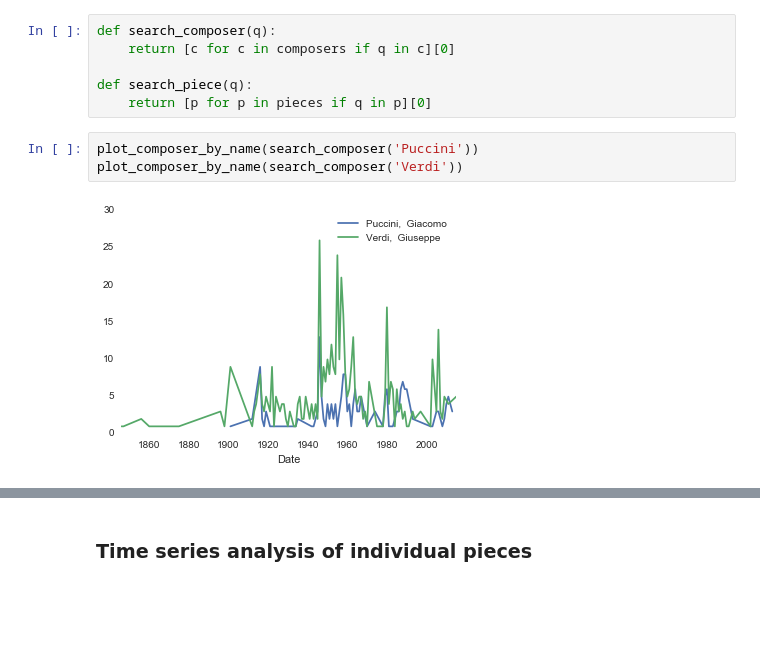
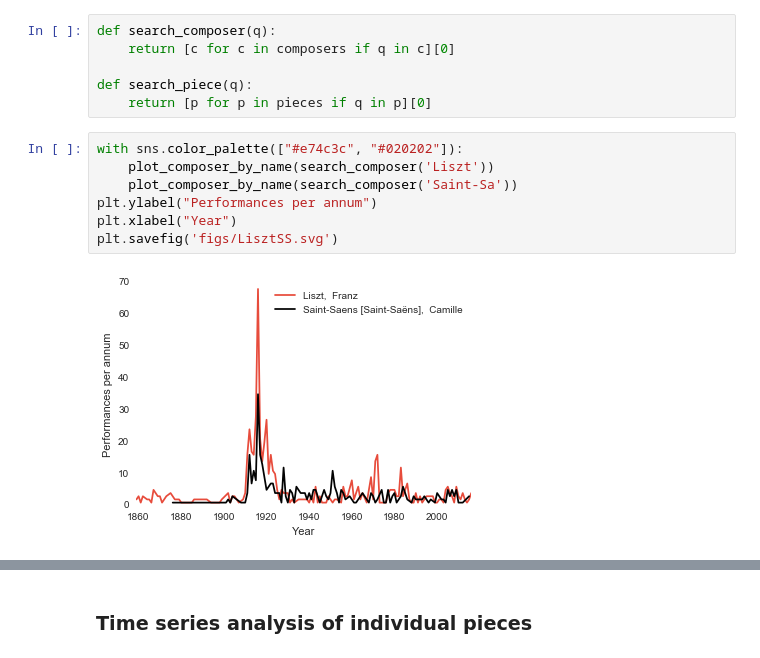
Before and after one commit to eamonnbell/nypposter, a Jupyter notebook: nyphil_programs.ipynb, the cells around one changed output, grey strips where cells are left out. Drawn from its saved outputs; the diff is of its cells as text; blank space fills up the shorter version.

```diff
--- a/nyphil_programs.ipynb
+++ b/nyphil_programs.ipynb
@@ -357,8 +423,12 @@ def search_composer(q):
 
 def search_piece(q):
     return [p for p in pieces if q in p][0]
-# %%
-plot_composer_by_name(search_composer('Puccini'))
-plot_composer_by_name(search_composer('Verdi'))
-# %% [output]
-[figure, removed]
+# %%
+with sns.color_palette(["#e74c3c", "#020202"]):
+    plot_composer_by_name(search_composer('Liszt'))
+    plot_composer_by_name(search_composer('Saint-Sa'))
+plt.ylabel("Performances per annum")
+plt.xlabel("Year")
+plt.savefig('figs/LisztSS.svg')
+# %% [output]
+[figure, added]
```
Also changed, not shown: parts of 16 cells of this notebook, 6 other files.
